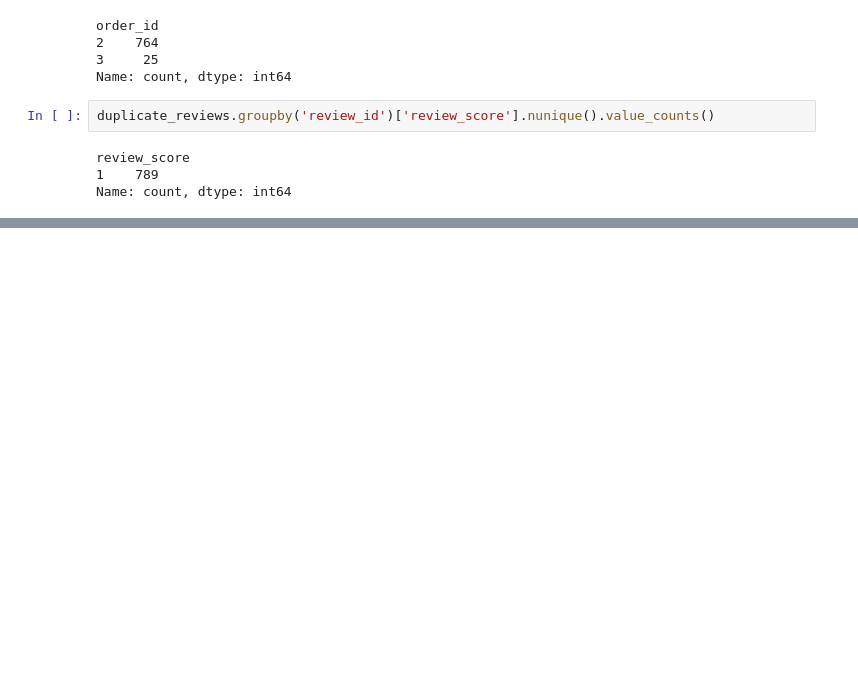
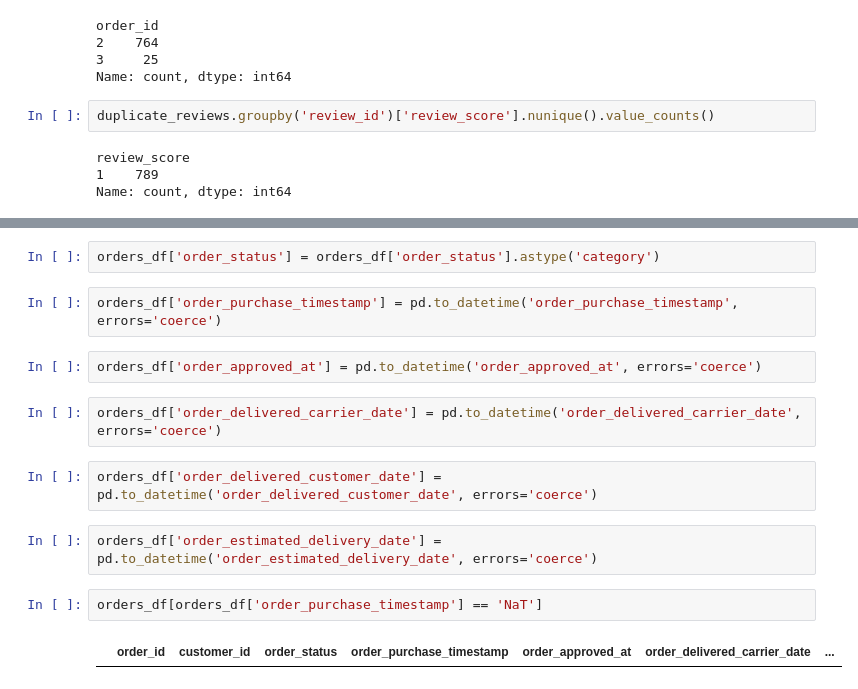
Before and after one commit to ashwinam/brazzilian-ecomm-data-engineering, a Jupyter notebook: notebooks/data_exploration.ipynb, the cells around one changed output, grey strips where cells are left out. Saved outputs shown, nothing was run; the diff lists cells and outputs as text; blank space fills up the shorter version.

```diff
--- a/notebooks/data_exploration.ipynb
+++ b/notebooks/data_exploration.ipynb
@@ -310,0 +358,16 @@ Name: count, dtype: int64
+# %%
+orders_df['order_status'] = orders_df['order_status'].astype('category')
+# %%
+orders_df['order_purchase_timestamp'] = pd.to_datetime('order_purchase_timestamp', errors='coerce')
+# %%
+orders_df['order_approved_at'] = pd.to_datetime('order_approved_at', errors='coerce')
+# %%
+orders_df['order_delivered_carrier_date'] = pd.to_datetime('order_delivered_carrier_date', errors='coerce')
+# %%
+orders_df['order_delivered_customer_date'] = pd.to_datetime('order_delivered_customer_date', errors='coerce')
+# %%
+orders_df['order_estimated_delivery_date'] = pd.to_datetime('order_estimated_delivery_date', errors='coerce')
+# %%
+orders_df[orders_df['order_purchase_timestamp'] == 'NaT']
+# %% [output]
+|  | order_id | customer_id | order_status | order_purchase_timestamp | order_approved_at | order_delivered_carrier_date | ... |
```
Also changed, not shown: parts of 8 cells of this notebook, 1 other file.
